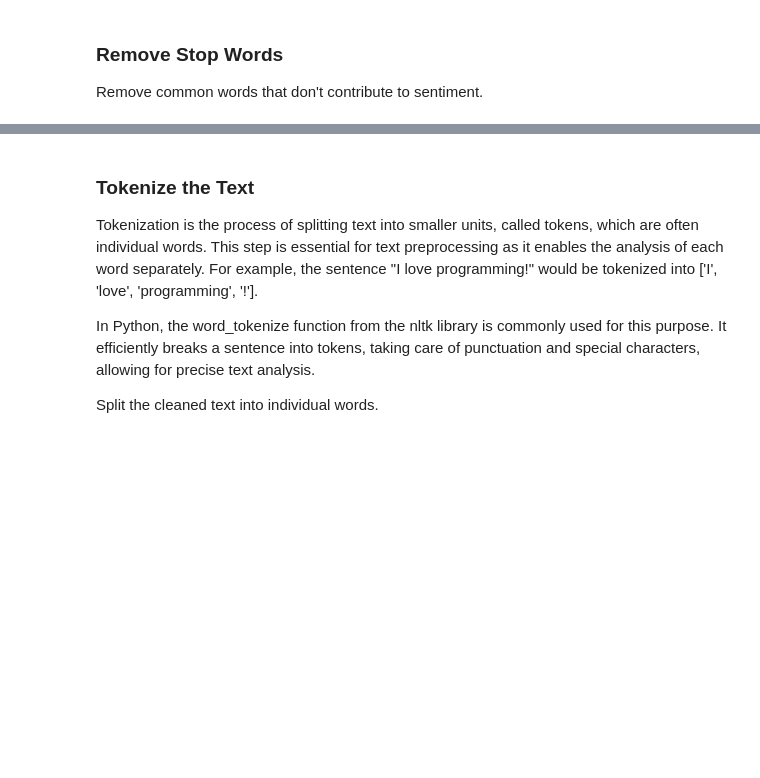
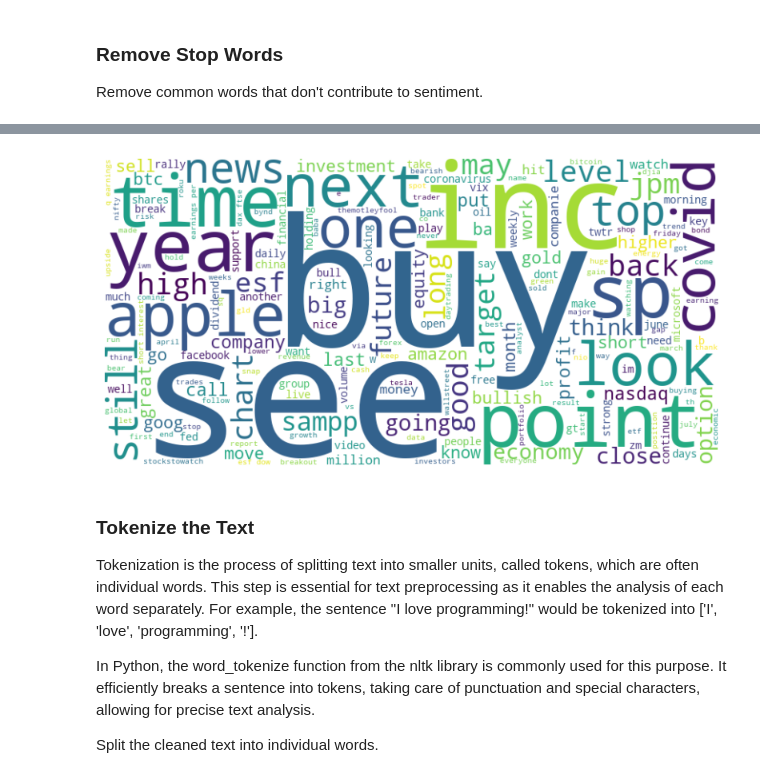
Before and after one commit to shokoufehnaseri/Text-Mining_project, a Jupyter notebook: Tweet_Sentiment/Sentiment_Tweet_data.ipynb, the cells around one changed output, grey strips where cells are left out. Cells and saved outputs as stored; diff of their text form; code cells hidden in the pictures; blank space fills up the shorter version.

```diff
--- a/Tweet_Sentiment/Sentiment_Tweet_data.ipynb
+++ b/Tweet_Sentiment/Sentiment_Tweet_data.ipynb
@@ -168,6 +185,23 @@ def remove_stopwords(text, stopwords):
 
 # Apply the function to the 'text' column
 tweet_data['Text_Cleaned'] = tweet_data['Text_Cleaned'].apply(lambda x: remove_stopwords(x, combined_stopwords))
+# %%
+from wordcloud import WordCloud
+import matplotlib.pyplot as plt
+
+# Convert the Series to a single string
+text_string = " ".join(tweet_data['Text_Cleaned'].dropna())  # Drop NaN values if any
+
+# Generate the word cloud
+wordcloud_after_stopword = WordCloud(width=800, height=400, background_color='white').generate(text_string)
+
+# Display the word cloud
+plt.figure(figsize=(10, 5))
+plt.imshow(wordcloud_after_stopword, interpolation='bilinear')
+plt.axis("off")  # Hide axes
+plt.show()
+# %% [output]
+[figure, added]
 # %% [markdown]
 ### **Tokenize the Text**
 Tokenization is the process of splitting text into smaller units, called tokens, which are often individual words. This step is essential for text preprocessing as it enables the analysis of each word separately. For example, the sentence "I love programming!" would be tokenized into ['I', 'love', 'programming', '!'].
```
Also changed, not shown: parts of 26 cells of this notebook.
